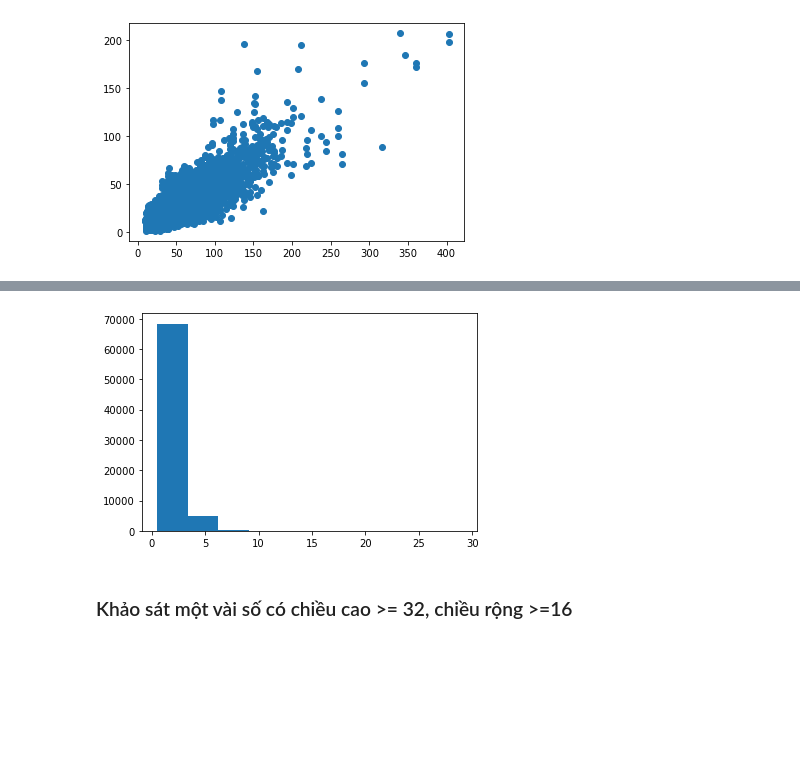
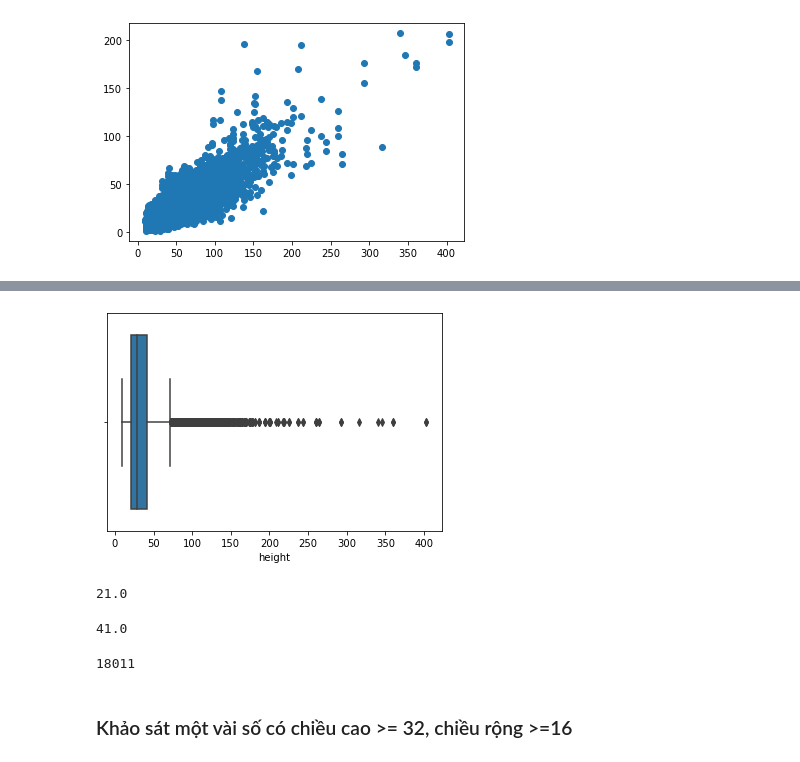
Before and after one commit to ntdas/cv-ndetect, a Jupyter notebook: data_inspection.ipynb, the cells around one changed output, grey strips where cells are left out. Cells and saved outputs as stored; diff of their text form; code cells hidden in the pictures; blank space fills up the shorter version.

```diff
--- a/data_inspection.ipynb
+++ b/data_inspection.ipynb
@@ -248,3 +248,6 @@ df.head()
 | 2 | 2.png | 32 | 77 | 29 | 23 | 2 |
 | 3 | 2.png | 32 | 98 | 25 | 26 | 3 |
 | 4 | 3.png | 15 | 17 | 5 | 8 | 2 |
+# %%
+df.drop(np.where(df.left < 0)[0], inplace=True)
+len(df)
@@ -322,8 +343,20 @@ plt.show()
 # %%
-plt.hist(df.height/df.width)
+sns.boxplot(df['height'])
 plt.show()
 # %% [output]
-[figure, old version]
+[figure, new version]
+# %%
+np.percentile(df.height, 25)
+# %% [output]
+21.0
+# %%
+np.percentile(df.height, 75)
+# %% [output]
+41.0
+# %%
+np.sum(df.height>41)
+# %% [output]
+18011
 # %% [markdown]
 ### Khảo sát một vài số có chiều cao >= 32, chiều rộng >=16
 # %%
```
Also changed, not shown: parts of 17 cells of this notebook, 7 other files.
